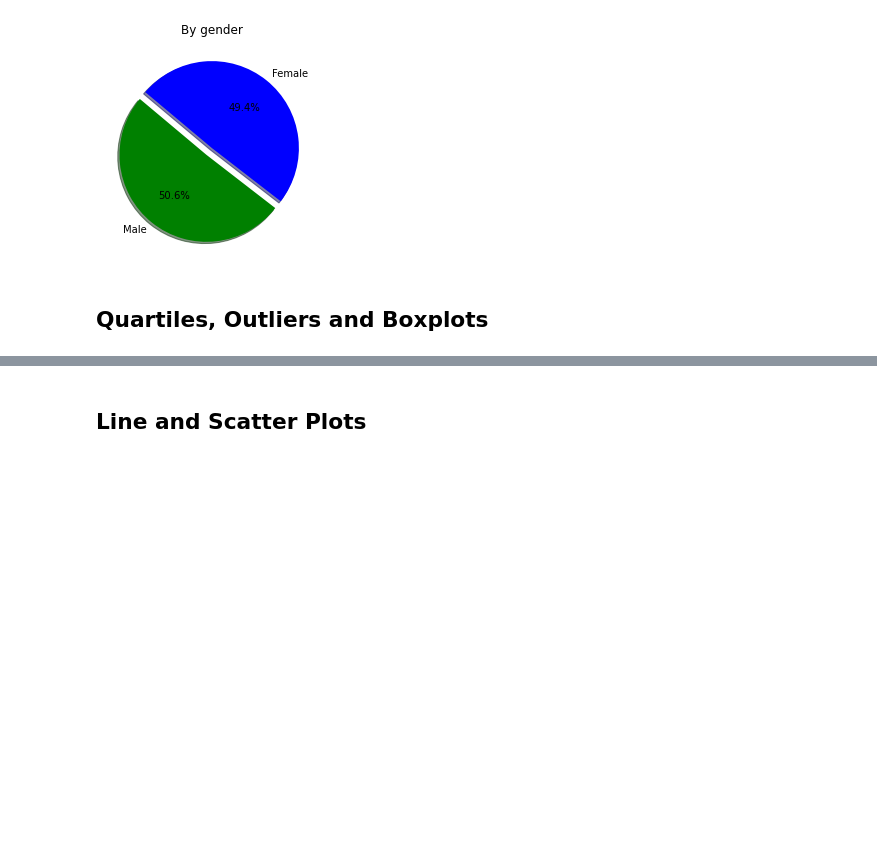
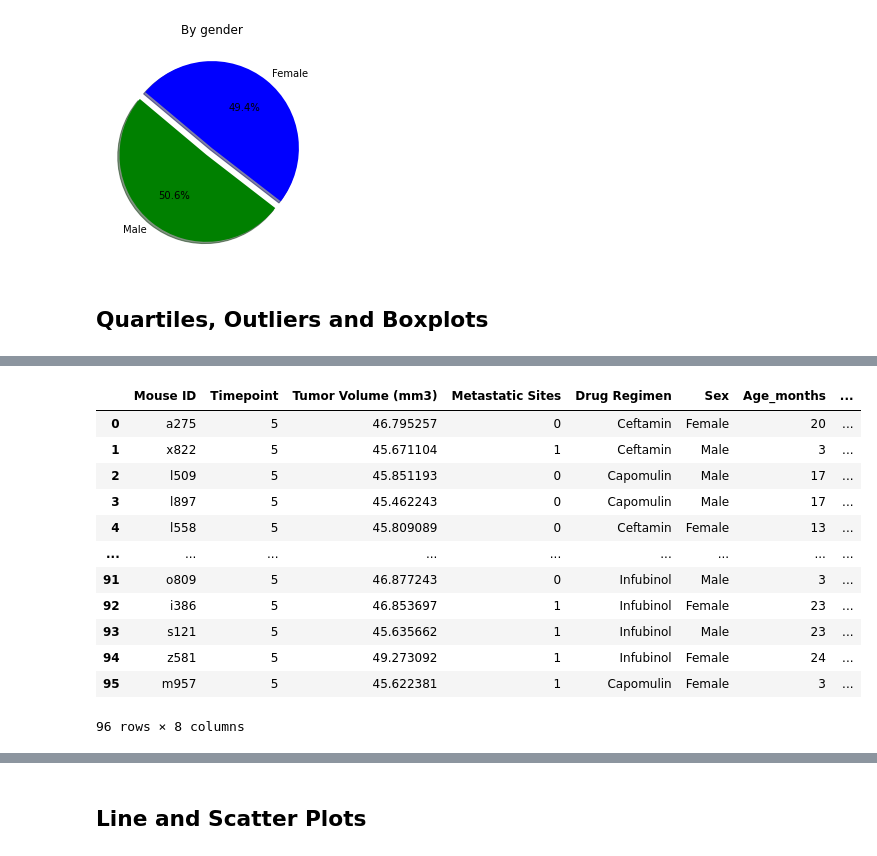
Before and after one commit to bekhemhorne/SMU_HOMEWORK09, a Jupyter notebook: 05-Matplotlib/Submissions/Pymaceuticals_BH.ipynb, the cells around one changed output, grey strips where cells are left out. Cells and saved outputs as stored; diff of their text form; code cells hidden in the pictures; blank space fills up the shorter version.

```diff
--- a/05-Matplotlib/Submissions/Pymaceuticals_BH.ipynb
+++ b/05-Matplotlib/Submissions/Pymaceuticals_BH.ipynb
@@ -278,0 +323,20 @@ plt.show()
+# %%
+#Create the breakdown of the listed drugs
+mask = frm3["Drug Regimen"].isin(["Capomulin", "Ramicane", "Infubinol", "Ceftamin"])
+frm4 = frm3[mask].reset_index(drop=True)
+
+frm4
+# %% [output]
+|  | Mouse ID | Timepoint | Tumor Volume (mm3) | Metastatic Sites | Drug Regimen | Sex | Age_months | ... |
+| 0 | a275 | 5 | 46.795257 | 0 | Ceftamin | Female | 20 | ... |
+| 1 | x822 | 5 | 45.671104 | 1 | Ceftamin | Male | 3 | ... |
+| 2 | l509 | 5 | 45.851193 | 0 | Capomulin | Male | 17 | ... |
+| 3 | l897 | 5 | 45.462243 | 0 | Capomulin | Male | 17 | ... |
+| 4 | l558 | 5 | 45.809089 | 0 | Ceftamin | Female | 13 | ... |
+| ... | ... | ... | ... | ... | ... | ... | ... | ... |
+| 91 | o809 | 5 | 46.877243 | 0 | Infubinol | Male | 3 | ... |
+| 92 | i386 | 5 | 46.853697 | 1 | Infubinol | Female | 23 | ... |
+| 93 | s121 | 5 | 45.635662 | 1 | Infubinol | Male | 23 | ... |
+| 94 | z581 | 5 | 49.273092 | 1 | Infubinol | Female | 24 | ... |
+| 95 | m957 | 5 | 45.622381 | 1 | Capomulin | Female | 3 | ... |
+96 rows × 8 columns
```
Also changed, not shown: parts of 8 cells of this notebook.
